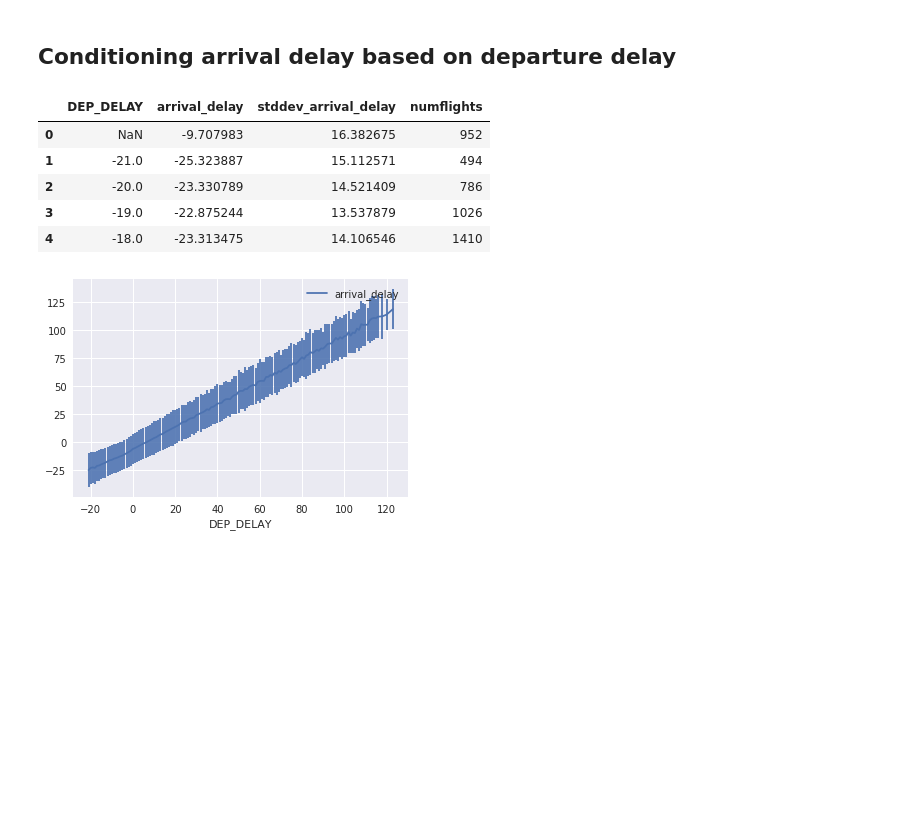
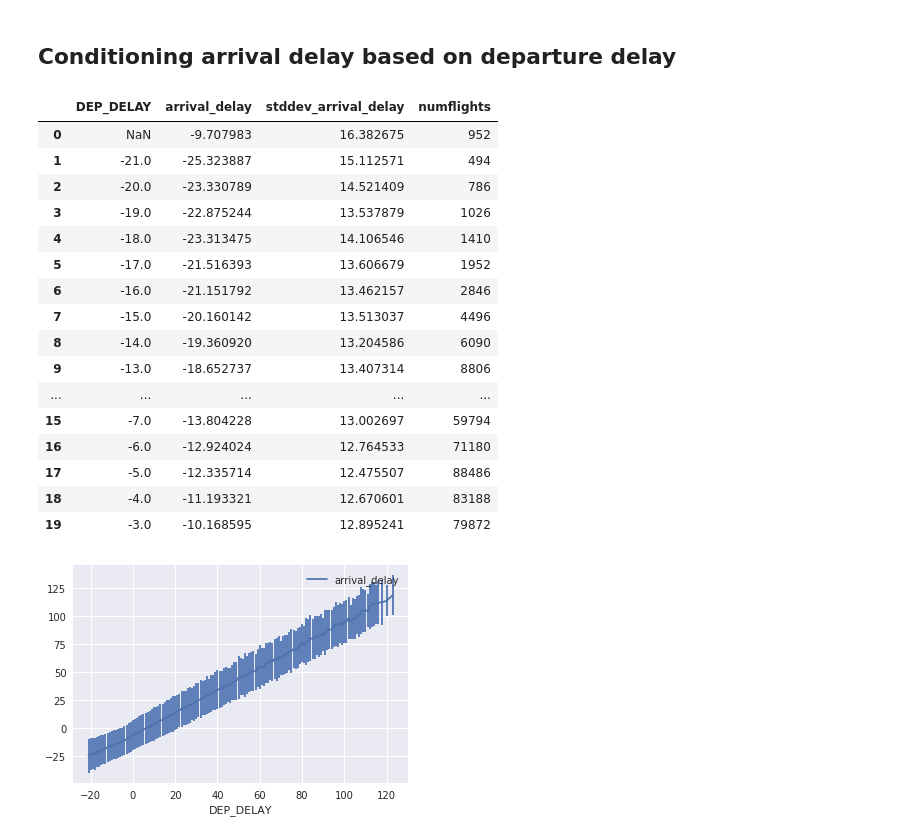
Before and after one commit to yuwtennis/google-data-engineer, a Jupyter notebook: Ch05/getting_started_with_eda.ipynb, the cells around one changed output. Saved outputs shown, nothing was run; the diff lists cells and outputs as text; code cells hidden in the pictures; blank space fills up the shorter version.

```diff
--- a/Ch05/getting_started_with_eda.ipynb
+++ b/Ch05/getting_started_with_eda.ipynb
@@ -290,34 +298,45 @@ for t in sorted( thresholds, reverse=True):
 sql = """
 SELECT
   DEP_DELAY,
   arrival_delay,
   stddev_arrival_delay,
   numflights
 FROM (
   SELECT
     DEP_DELAY,
     AVG(ARR_DELAY) AS arrival_delay,
     STDDEV(ARR_DELAY) AS stddev_arrival_delay,
     COUNT(ARR_DELAY) AS numflights
   FROM
     `flights.simevents`
   GROUP BY
     DEP_DELAY )
 WHERE
   numflights > 370
 ORDER BY
   DEP_DELAY
 """
 
 depdelay = bq.Query(sql).execute().result().to_dataframe()
-depdelay[:5]
+depdelay[:20]
 # %% [output]
 |  | DEP_DELAY | arrival_delay | stddev_arrival_delay | numflights |
 | 0 | NaN | -9.707983 | 16.382675 | 952 |
 | 1 | -21.0 | -25.323887 | 15.112571 | 494 |
 | 2 | -20.0 | -23.330789 | 14.521409 | 786 |
 | 3 | -19.0 | -22.875244 | 13.537879 | 1026 |
 | 4 | -18.0 | -23.313475 | 14.106546 | 1410 |
+| 5 | -17.0 | -21.516393 | 13.606679 | 1952 |
+| 6 | -16.0 | -21.151792 | 13.462157 | 2846 |
+| 7 | -15.0 | -20.160142 | 13.513037 | 4496 |
+| 8 | -14.0 | -19.360920 | 13.204586 | 6090 |
+| 9 | -13.0 | -18.652737 | 13.407314 | 8806 |
+| ... | ... | ... | ... | ... |
+| 15 | -7.0 | -13.804228 | 13.002697 | 59794 |
+| 16 | -6.0 | -12.924024 | 12.764533 | 71180 |
+| 17 | -5.0 | -12.335714 | 12.475507 | 88486 |
+| 18 | -4.0 | -11.193321 | 12.670601 | 83188 |
+| 19 | -3.0 | -10.168595 | 12.895241 | 79872 |
 # %%
 ax = depdelay.plot(kind='line', x='DEP_DELAY',
                   y='arrival_delay', yerr='stddev_arrival_delay')
```
Also changed, not shown: parts of 10 cells of this notebook.
